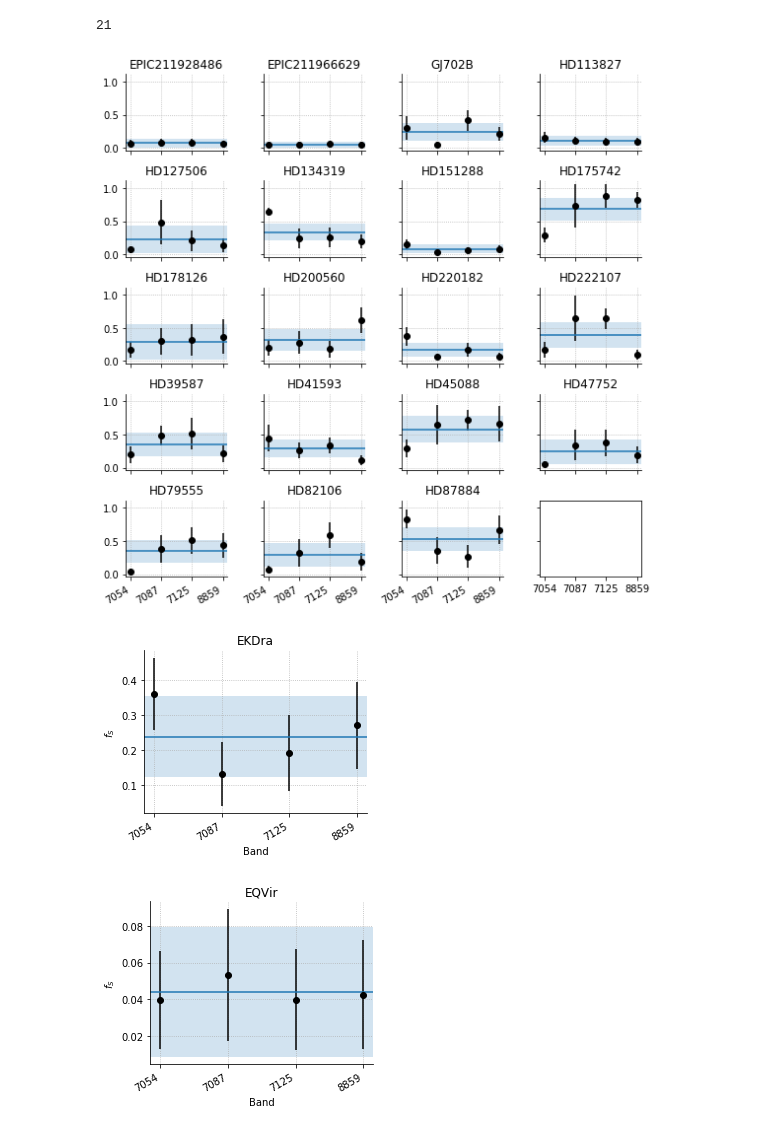
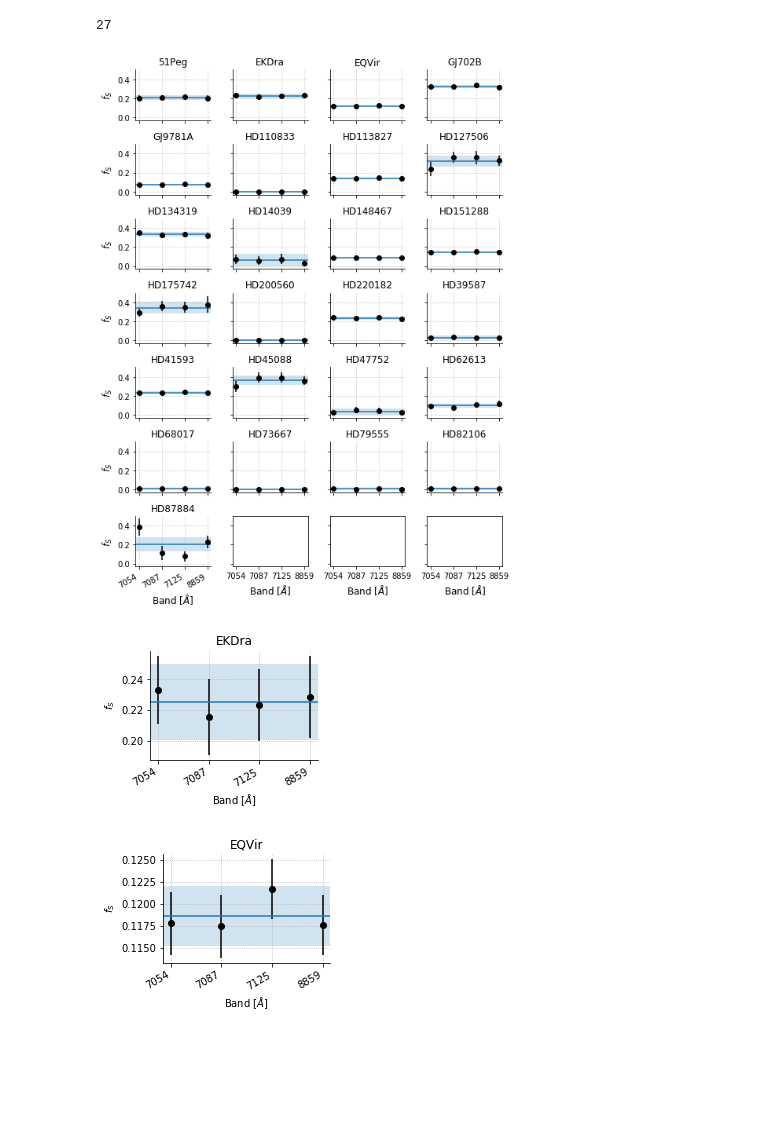
Before and after one commit to bmorris3/freckles, a Jupyter notebook: plot_results.ipynb, the cells around one changed output. Saved outputs shown, nothing was run; the diff lists cells and outputs as text; code cells hidden in the pictures; blank space fills up the shorter version.

```diff
--- a/plot_results.ipynb
+++ b/plot_results.ipynb
@@ -4,28 +4,41 @@ import matplotlib.pyplot as plt
 import numpy as np
 from json import load
 # %%
-results = load(open('bandbyband_results.json', 'r'))
+results = load(open('bandbyband_dlam_results.json', 'r'))
 # %%
 len(results)
 # %% [output]
-21
+27
 # %%
-fig, ax = plt.subplots(5, 4, figsize=(8, 8), sharex=True, sharey=True)
+fig, ax = plt.subplots(7, 4, figsize=(7.5, 10), sharex=True, sharey=True)
 
 table_results = []
 
+f_S_all = []
+f_S_err_all = []
+f_S_stars = []
+
 stars_big_plot = sorted(results.keys())
-stars_big_plot.remove('EKDra')
-stars_big_plot.remove('EQVir')
+# stars_big_plot.remove('EKDra')
+# stars_big_plot.remove('EQVir')
+
+filtered_stars_big_plot = []
+for s in stars_big_plot:
+    if not s.startswith("EPIC"):
+        filtered_stars_big_plot.append(s)
 
 for star in ['EKDra', 'EQVir']:
-    figure, axis = plt.subplots(figsize=(4, 3))
+    figure, axis = plt.subplots(figsize=(3, 2))
     for time in results[star]:
         f_S = np.mean([results[star][time][band]['f_S'] for band in results[star][time]])
         f_S_err = np.sqrt(np.sum(np.array([np.mean([results[star][time][band]['f_S_lower'],
                                                     results[star][time][band]['f_S_upper']])
                                            for band in results[star][time]])**2)/4)
-        table_results.append({'Target': star, '$f_S$': "${0:.2f} \pm {1:.2f}$".format(f_S, f_S_err)})
+        f_S_all.append(f_S)
+        f_S_err_all.append(f_S_err)
+        f_S_stars.append(star)
+
+#         table_results.append({'Target': star, '$f_S$': "${0:.2f} \pm {1:.2f}$".format(f_S, f_S_err)})
         axis.axhline(f_S)
         axis.axhspan(f_S-f_S_err, f_S+f_S_err, alpha=0.2)
         for i, band in enumerate(results[star][time]):
@@ -41,40 +54,82 @@ for star in ['EKDra', 'EQVir']:
         axis.set_xticks(np.arange(4))
         axis.set_xticklabels(sorted(results[star][time].keys()))
         plt.setp(axis.get_xticklabels(), rotation=30, ha='right')
-    axis.set(xlabel='Band', ylabel='$f_S$')
+    axis.set(xlabel='Band [$\AA$]', ylabel='$f_S$')
     figure.savefig('paper_plots/{}.pdf'.format(star), bbox_inches='tight')
 
 
-for j, star in enumerate(stars_big_plot):
+# for star in [s for s in stars_big_plot if s.startswith("EPIC")]:
+#     figure, axis = plt.subplots(figsize=(3, 2))
+#     for time in results[star]:
+#         f_S = np.mean([results[star][time][band]['f_S'] for band in results[star][time]])
+#         f_S_err = np.sqrt(np.sum(np.array([np.mean([results[star][time][band]['f_S_lower'],
+#                                                     results[star][time][band]['f_S_upper']])
+#                                            for band in results[star][time]])**2)/4)
+#         f_S_all.append(f_S)
+#         f_S_err_all.append(f_S_err)
+#         f_S_stars.append(star)
+
+# #         table_results.append({'Target': star, '$f_S$': "${0:.2f} \pm {1:.2f}$".format(f_S, f_S_err)})
+#         axis.axhline(f_S)
+#         axis.axhspan(f_S-f_S_err, f_S+f_S_err, alpha=0.2)
+#         for i, band in enumerate(results[star][time]):
+#             m = results[star][time][band]
+
+#             axis.errorbar(i, m['f_S'], yerr=np.array([[m['f_S_lower'], m['f_S_upper']]]),
+#                           fmt='o', color='k')
+#             axis.set_title(star)
+
+#             for s in ['right', 'top']:
+#                 axis.spines[s].set_visible(False)
+#             axis.grid(ls=':')
+#         axis.set_xticks(np.arange(4))
+#         axis.set_xticklabels(sorted(results[star][time].keys()))
+#         plt.setp(axis.get_xticklabels(), rotation=30, ha='right')
+#     axis.set(xlabel='Band [$\AA$]', ylabel='$f_S$')
+#     figure.savefig('paper_plots/{}.pdf'.format(star), bbox_inches='tight')
+
+
+for j, star in enumerate(filtered_stars_big_plot):
     axis = fig.axes[j]
     for time in results[star]:
         f_S = np.mean([results[star][time][band]['f_S'] for band in results[star][time]])
         f_S_err = np.sqrt(np.sum(np.array([np.mean([results[star][time][band]['f_S_lower'],
                                                     results[star][time][band]['f_S_upper']])
                                            for band in results[star][time]])**2)/4)
         table_results.append({'Target': star, '$f_S$': "${0:.2f} \pm {1:.2f}$".format(f_S, f_S_err)})
+
+        f_S_all.append(f_S)
+        f_S_err_all.append(f_S_err)
+        f_S_stars.append(star)
+
         axis.axhline(f_S)
         axis.axhspan(f_S-f_S_err, f_S+f_S_err, alpha=0.2)
         for i, band in enumerate(results[star][time]):
             m = results[star][time][band]
 
             axis.errorbar(i, m['f_S'], yerr=np.array([[m['f_S_lower'], m['f_S_upper']]]),
                           fmt='o', color='k')
             axis.set_title(star)
 
             for s in ['right', 'top']:
                 axis.spines[s].set_visible(False)
             axis.grid(ls=':')
         axis.set_xticks(np.arange(4))
         axis.set_xticklabels(sorted(results[star][time].keys()))
         plt.setp(axis.get_xticklabels(), rotation=30, ha='right')
 
+for i in range(7):
+    ax[i, 0].set_ylabel('$f_S$', fontsize=12)
+
+for i in range(4):
+    ax[-1, i].set_xlabel('Band [$\AA$]', fontsize=12)
+
 fig.tight_layout()
 fig.savefig('paper_plots/summary.pdf', bbox_inches='tight')
 # %% [output]
-[figure, old version]
+[figure, new version]
-[figure, old version]
+[figure, new version]
-[figure, old version]
+[figure, new version]
 # %%
 import json
 h11_results = json.load(open('bandbyband_h11_results.json', 'r'))
```
Also changed, not shown: parts of 9 cells of this notebook, 2 other files.
